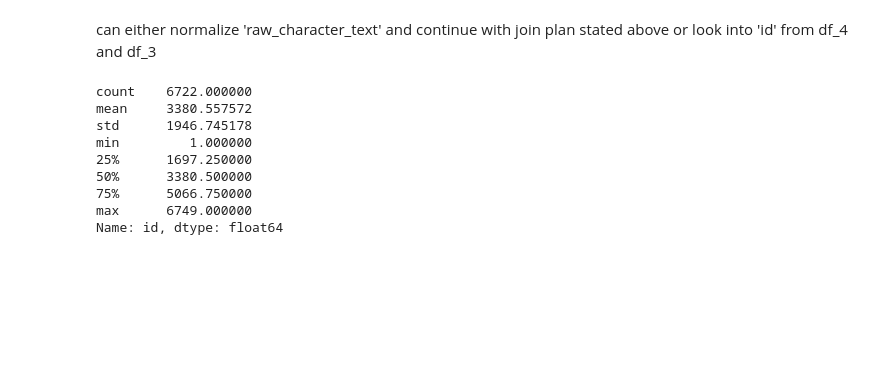
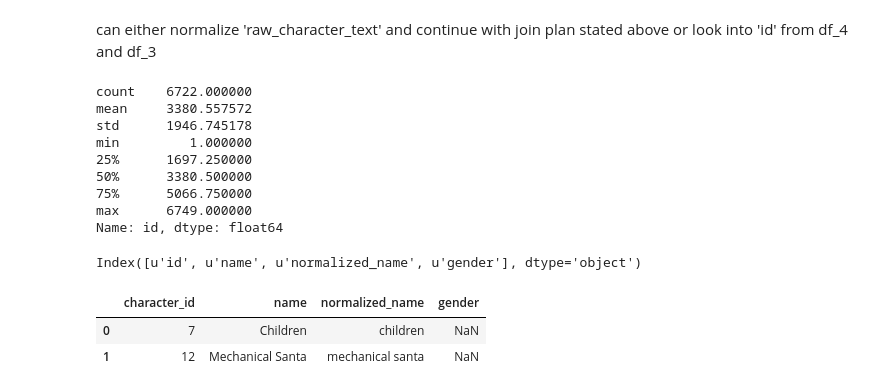
Before and after one commit to jillianhade/capstone_project, a Jupyter notebook: simpsons_data.ipynb, the cells around one changed output. Cells and saved outputs as stored; diff of their text form; code cells hidden in the pictures; blank space fills up the shorter version.

Commit message:
added gender column to df

```diff
--- a/simpsons_data.ipynb
+++ b/simpsons_data.ipynb
@@ -386,3 +386,15 @@ min         1.000000
 75%      5066.750000
 max      6749.000000
 Name: id, dtype: float64
+# %%
+df_4.columns
+# %% [output]
+Index([u'id', u'name', u'normalized_name', u'gender'], dtype='object')
+# %%
+df_4.columns = ['character_id', 'name', 'normalized_name', 'gender']
+# %%
+df_4.head(2)
+# %% [output]
+|  | character_id | name | normalized_name | gender |
+| 0 | 7 | Children | children | NaN |
+| 1 | 12 | Mechanical Santa | mechanical santa | NaN |
```
Also changed, not shown: parts of 5 cells of this notebook.
